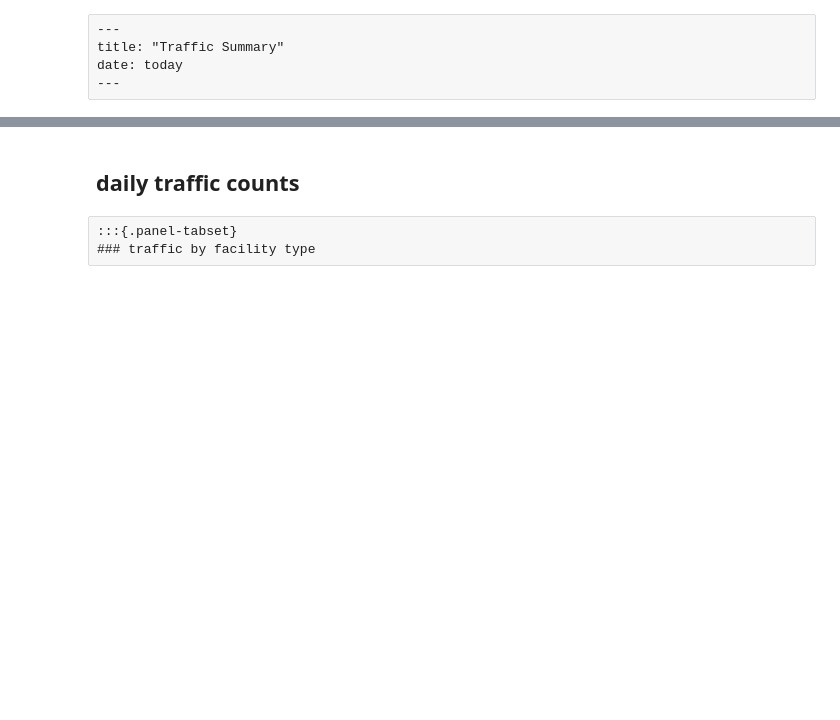
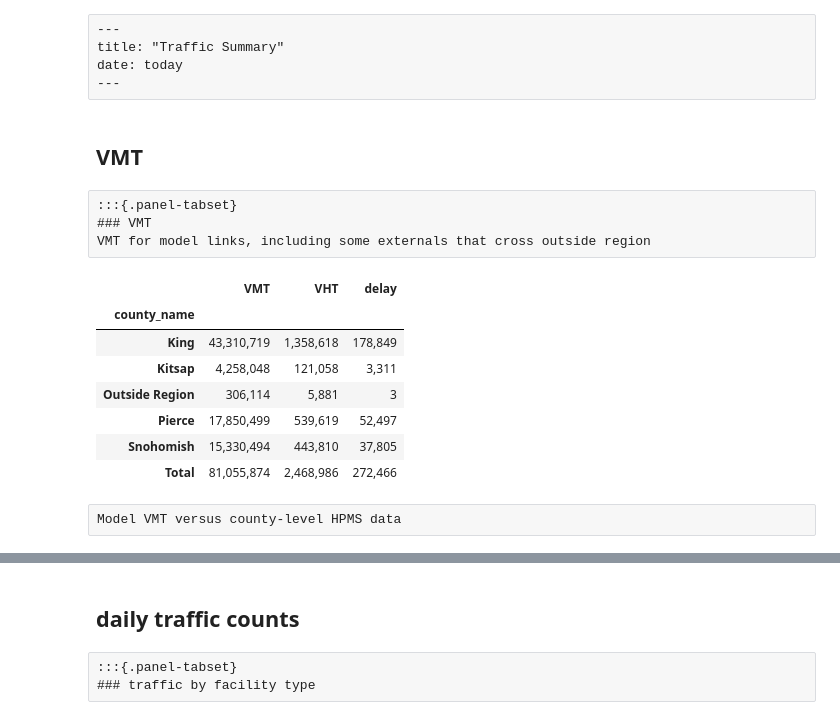
Before and after one commit to psrc/soundcast, a Jupyter notebook: scripts/summarize/validation_network/validation_scripts/traffic_validation.ipynb, the cells around one changed output, grey strips where cells are left out. Cells and saved outputs as stored; diff of their text form; code cells hidden in the pictures; blank space fills up the shorter version.

Commit message:
updating network validation summary bug fix for network summary updated day pattern to include social purpose

```diff
--- a/scripts/summarize/validation_network/validation_scripts/traffic_validation.ipynb
+++ b/scripts/summarize/validation_network/validation_scripts/traffic_validation.ipynb
@@ -37 +37,24 @@ pd.options.display.float_format = '{:0,.2f}'.format
 format_percent = "{:,.2%}".format
+# %% [markdown]
+## VMT
+# %% [raw]
+:::{.panel-tabset}
+### VMT
+VMT for model links, including some externals that cross outside region
+# %%
+df = pd.read_csv(os.path.join(valid_config['model_dir'], r'outputs/network/county_network.csv'))
+df.index = df.county_name
+df.loc['Total',:] = df.sum().values
+df = df[['VMT','VHT','delay']]
+df
+# %% [output]
+|  | VMT | VHT | delay |
+| county_name |  |  |  |
+| King | 43,310,719 | 1,358,618 | 178,849 |
+| Kitsap | 4,258,048 | 121,058 | 3,311 |
+| Outside Region | 306,114 | 5,881 | 3 |
+| Pierce | 17,850,499 | 539,619 | 52,497 |
+| Snohomish | 15,330,494 | 443,810 | 37,805 |
+| Total | 81,055,874 | 2,468,986 | 272,466 |
+# %% [raw]
+Model VMT versus county-level HPMS data
```
Also changed, not shown: parts of 11 cells of this notebook, 2 other files.
